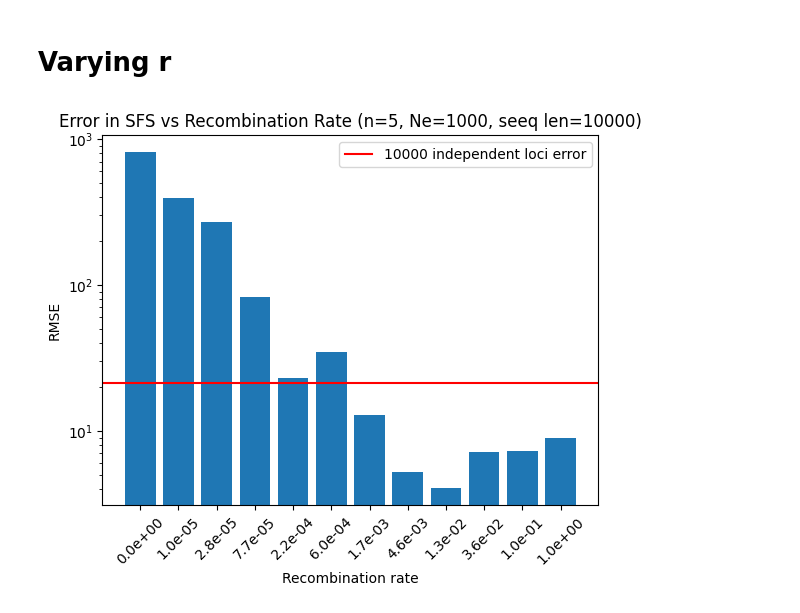
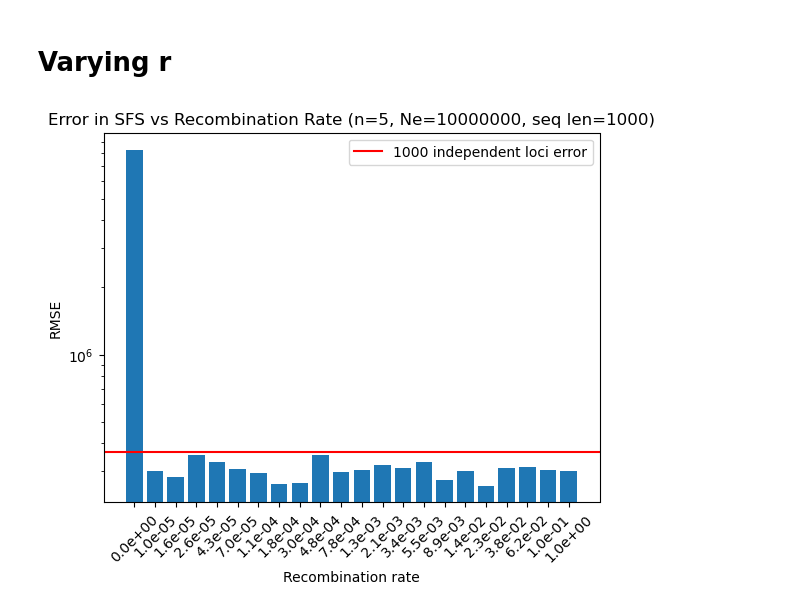
Before and after one commit to hossam26644/blockbuster_plot, a Jupyter notebook: Theoritical_plots/indp_trees.ipynb, the cells around one changed output. Saved outputs shown, nothing was run; the diff lists cells and outputs as text; code cells hidden in the pictures.

```diff
--- a/Theoritical_plots/indp_trees.ipynb
+++ b/Theoritical_plots/indp_trees.ipynb
@@ -6,7 +9,7 @@ import concurrent.futures as cf
 # %%
-pop_size = 1000
+pop_size = 10000000
 n = 5
-loci=10000
+loci=1000
 # %%
 theoritical_sfs = [2*pop_size/(i+1) for i in range(n-1)]
 plt.bar(range(len(theoritical_sfs)), theoritical_sfs)
@@ -94,36 +156,43 @@ plt.show()
 # %% [markdown]
 # Varying r
 # %%
-pop_size = 1000
-r_range = np.logspace(-5, -1, 10)
+r_range = np.logspace(-5, -1, 20)
 r_range = np.concatenate([r_range, [0,1]])
 r_range = np.sort(r_range)
+replicates = 25
 # %%
 r_errors = []
 for r in r_range:
     sfss = [0]*(n-1)
-    ts = msprime.sim_ancestry(
+    tss = msprime.sim_ancestry(
         samples=n,
         sequence_length=loci,
         recombination_rate=r,
         ploidy=1,
         population_size=pop_size,
-        model=msprime.SmcKApproxCoalescent(hull_offset=1)
+        model=msprime.SmcKApproxCoalescent(hull_offset=1),
+        num_replicates=replicates
+    )
+    inner_errors = [None]*(replicates)
+    sfss = [0]*(n-1)
+    for i, rep in enumerate(tss):
+        #sfss += (rep.allele_frequency_spectrum(polarised=True, span_normalise=True, mode='branch')[1:-1])
+        sfs = rep.allele_frequency_spectrum(polarised=True, span_normalise=True, mode='branch')[1:-1]
+        inner_errors[i] = error(sfs)
+    #sfs = sfss/(replicates)
+    error_mean = np.mean(inner_errors)
 
-    )
-
-    sfs = ts.allele_frequency_spectrum(polarised=True, span_normalise=True, mode='branch')[1:-1]
-    r_errors.append(error(sfs))
+    r_errors.append(error_mean)
 # %%
 plt.bar(range(len(r_errors)), r_errors)
 plt.yscale('log')
 plt.xticks(range(len(r_errors)), [f"{r:.1e}" for r in r_range], rotation=45)
 plt.axhline(y=errors[-1], color='r', linestyle='-', label=f'{loci} independent loci error')
 
 plt.xlabel('Recombination rate')
 plt.ylabel('RMSE')
-plt.title(f'Error in SFS vs Recombination Rate (n={n}, Ne={pop_size}, seeq len={loci})')
+plt.title(f'Error in SFS vs Recombination Rate (n={n}, Ne={pop_size}, seq len={loci})')
 plt.legend()
 plt.show()
 # %% [output]
-[figure, old version]
+[figure, new version]
```
Also changed, not shown: parts of 10 cells of this notebook, 30 other files.
